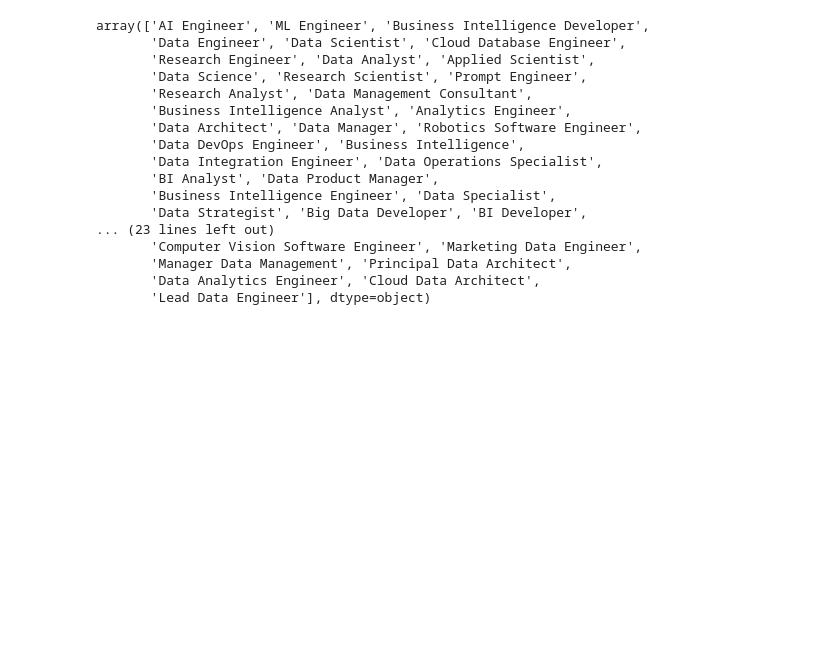
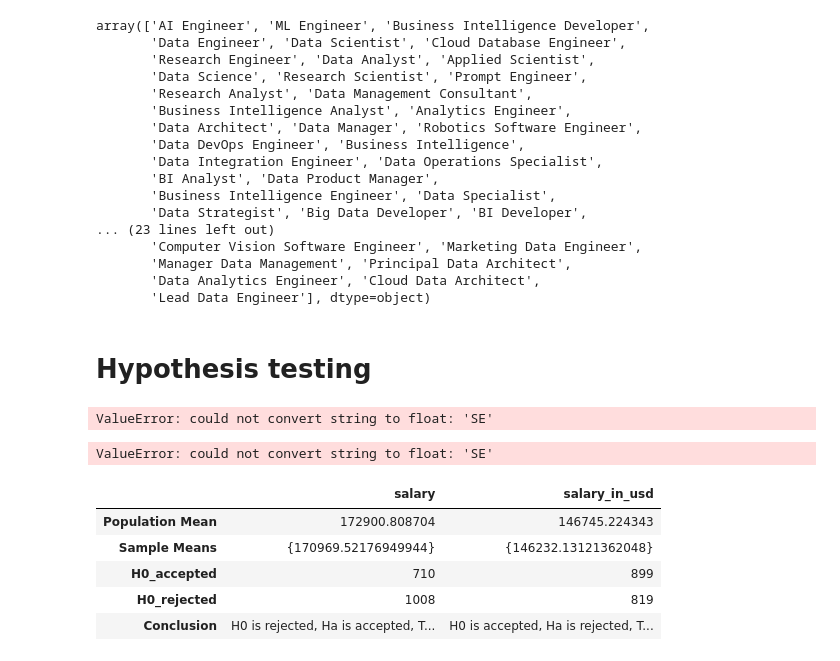
Before and after one commit to GDharan10/Dataset13_DataScienceJobSalaries_2024_AdaBoostRegressor, a Jupyter notebook: salaries.ipynb, the cells around one changed output. Cells and saved outputs as stored; diff of their text form; code cells hidden in the pictures; blank space fills up the shorter version.

```diff
--- a/salaries.ipynb
+++ b/salaries.ipynb
@@ -227,3 +252,5 @@ array(['AI Engineer', 'ML Engineer', 'Business Intelligence Developer',
        'Manager Data Management', 'Principal Data Architect',
        'Data Analytics Engineer', 'Cloud Data Architect',
        'Lead Data Engineer'], dtype=object)
+# %% [markdown]
+# **Hypothesis testing**
@@ -229,0 +370,11 @@ array(['AI Engineer', 'ML Engineer', 'Business Intelligence Developer',
+# %%
+df.corr()
+# %% [output]
+ValueError: could not convert string to float: 'SE'
+# %%
+corr_matrix = df.corr()
+sns.heatmap(corr_matrix, annot=True, cmap='coolwarm')
+plt.title('Correlation Heatmap')
+plt.show()
+# %% [output]
+ValueError: could not convert string to float: 'SE'
@@ -229,0 +383,10 @@ array(['AI Engineer', 'ML Engineer', 'Business Intelligence Developer',
+# %%
+ContinesColumn_result_df = pd.DataFrame(ContinesColumn_result)
+ContinesColumn_result_df
+# %% [output]
+|  | salary | salary_in_usd |
+| Population Mean | 172900.808704 | 146745.224343 |
+| Sample Means | {170969.52176949944} | {146232.13121362048} |
+| H0_accepted | 710 | 899 |
+| H0_rejected | 1008 | 819 |
+| Conclusion | H0 is rejected, Ha is accepted, T... | H0 is accepted, Ha is rejected, T... |
```
Also changed, not shown: parts of 10 cells of this notebook.
